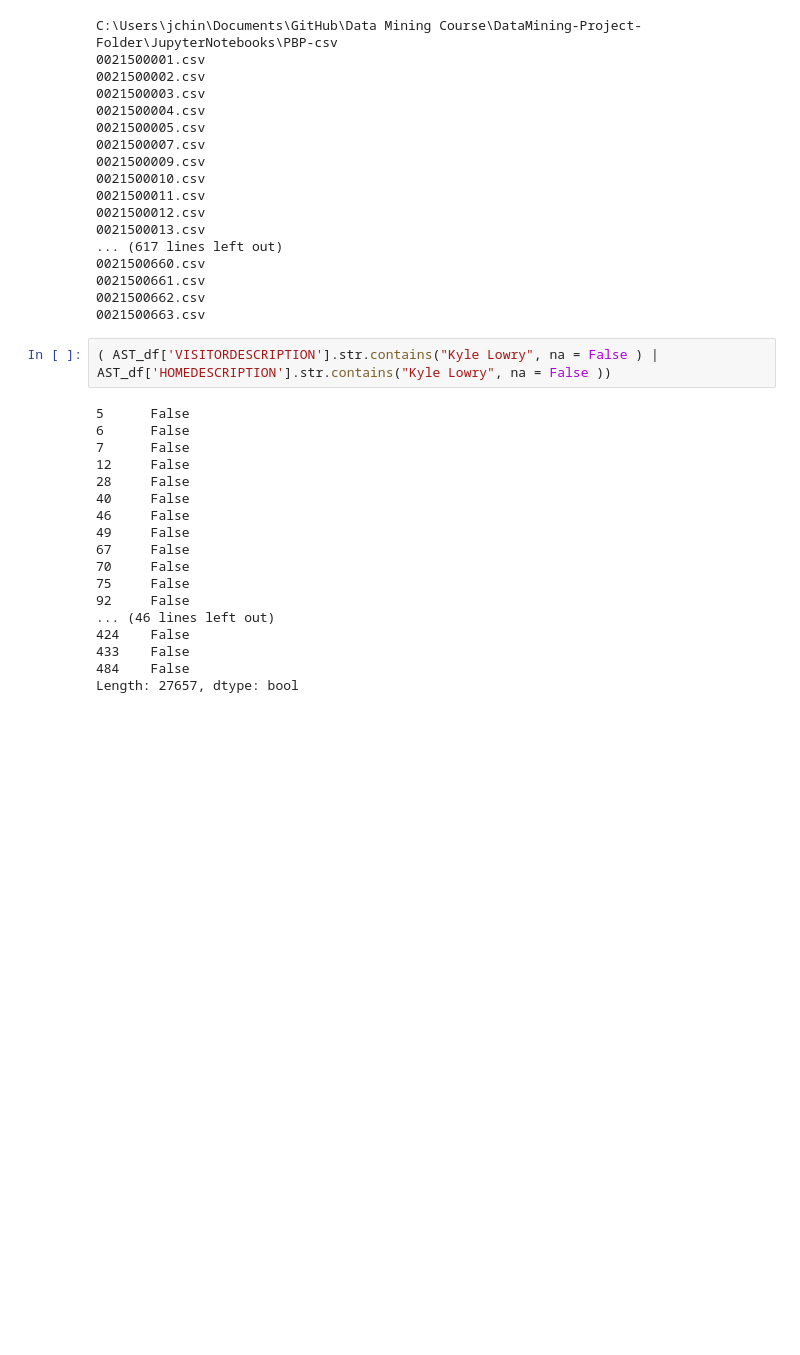
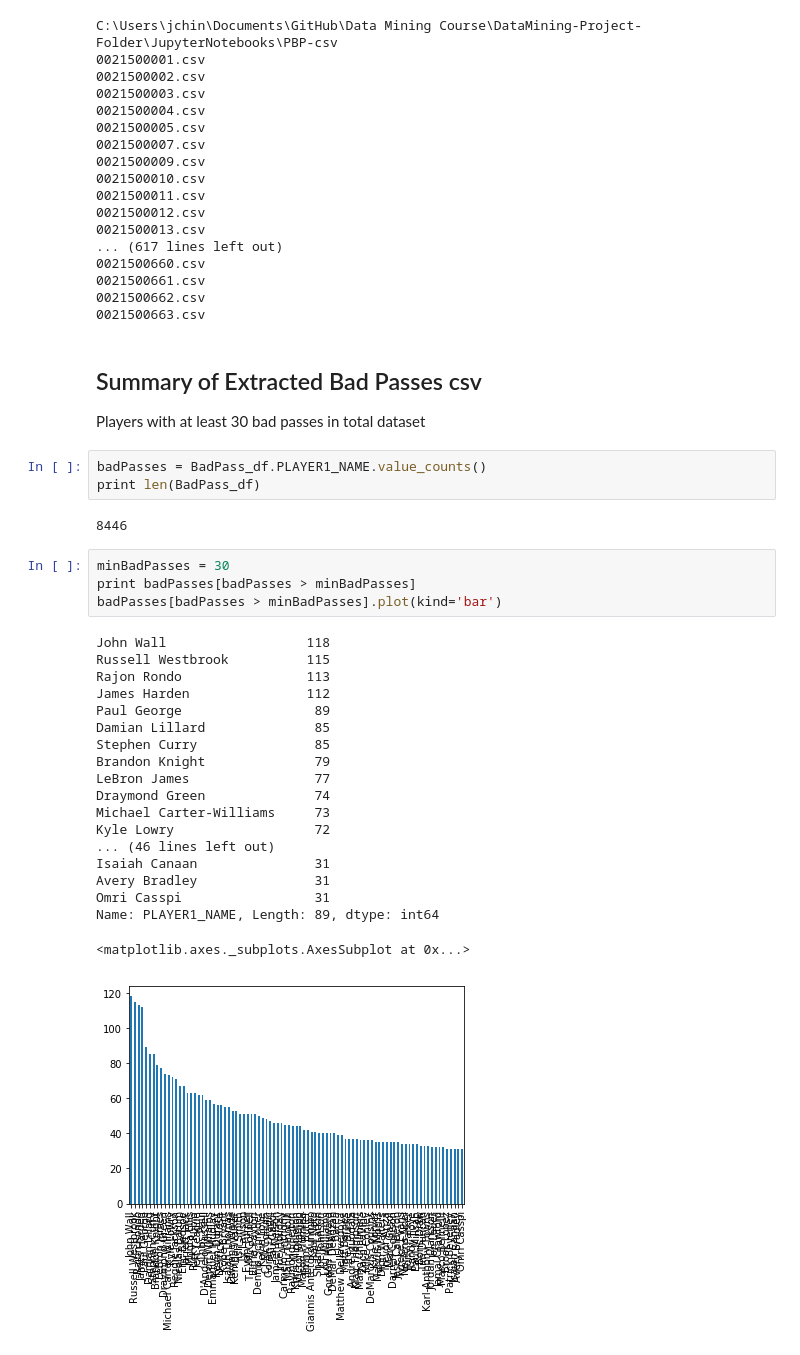
Before and after one commit to pauldevos/cu-bball-data-mining-project, a Jupyter notebook: JupyterNotebooks/Extracting ASTS, Bad Pass, Alley Oops.ipynb, the cells around one changed output. Saved outputs shown, nothing was run; the diff lists cells and outputs as text; blank space fills up the shorter version.

Commit message:
updated with summaries and histogram plots for top percetile players with Assts, Alley Oops, TO

```diff
--- a/JupyterNotebooks/Extracting ASTS, Bad Pass, Alley Oops.ipynb
+++ b/JupyterNotebooks/Extracting ASTS, Bad Pass, Alley Oops.ipynb
@@ -161,23 +163,35 @@ C:\Users\jchin\Documents\GitHub\Data Mining Course\DataMining-Project-Folder\Jup
 0021500661.csv
 0021500662.csv
 0021500663.csv
-# %%
-( AST_df['VISITORDESCRIPTION'].str.contains("Kyle Lowry", na = False ) | AST_df['HOMEDESCRIPTION'].str.contains("Kyle Lowry", na = False ))
-# %% [output]
-5      False
-6      False
-7      False
-12     False
-28     False
-40     False
-46     False
-49     False
-67     False
-70     False
-75     False
-92     False
-... (46 lines left out)
-424    False
-433    False
-484    False
-Length: 27657, dtype: bool
+# %% [markdown]
+## Summary of Extracted Bad Passes csv
+Players with at least 30 bad passes in total dataset
+# %%
+badPasses = BadPass_df.PLAYER1_NAME.value_counts()
+print len(BadPass_df)
+# %% [output]
+8446
+# %%
+minBadPasses = 30
+print badPasses[badPasses > minBadPasses]
+badPasses[badPasses > minBadPasses].plot(kind='bar')
+# %% [output]
+John Wall                  118
+Russell Westbrook          115
+Rajon Rondo                113
+James Harden               112
+Paul George                 89
+Damian Lillard              85
+Stephen Curry               85
+Brandon Knight              79
+LeBron James                77
+Draymond Green              74
+Michael Carter-Williams     73
+Kyle Lowry                  72
+... (46 lines left out)
+Isaiah Canaan               31
+Avery Bradley               31
+Omri Casspi                 31
+Name: PLAYER1_NAME, Length: 89, dtype: int64
+<matplotlib.axes._subplots.AxesSubplot at 0x...>
+[figure, added]
```
Also changed, not shown: parts of 8 cells of this notebook.
